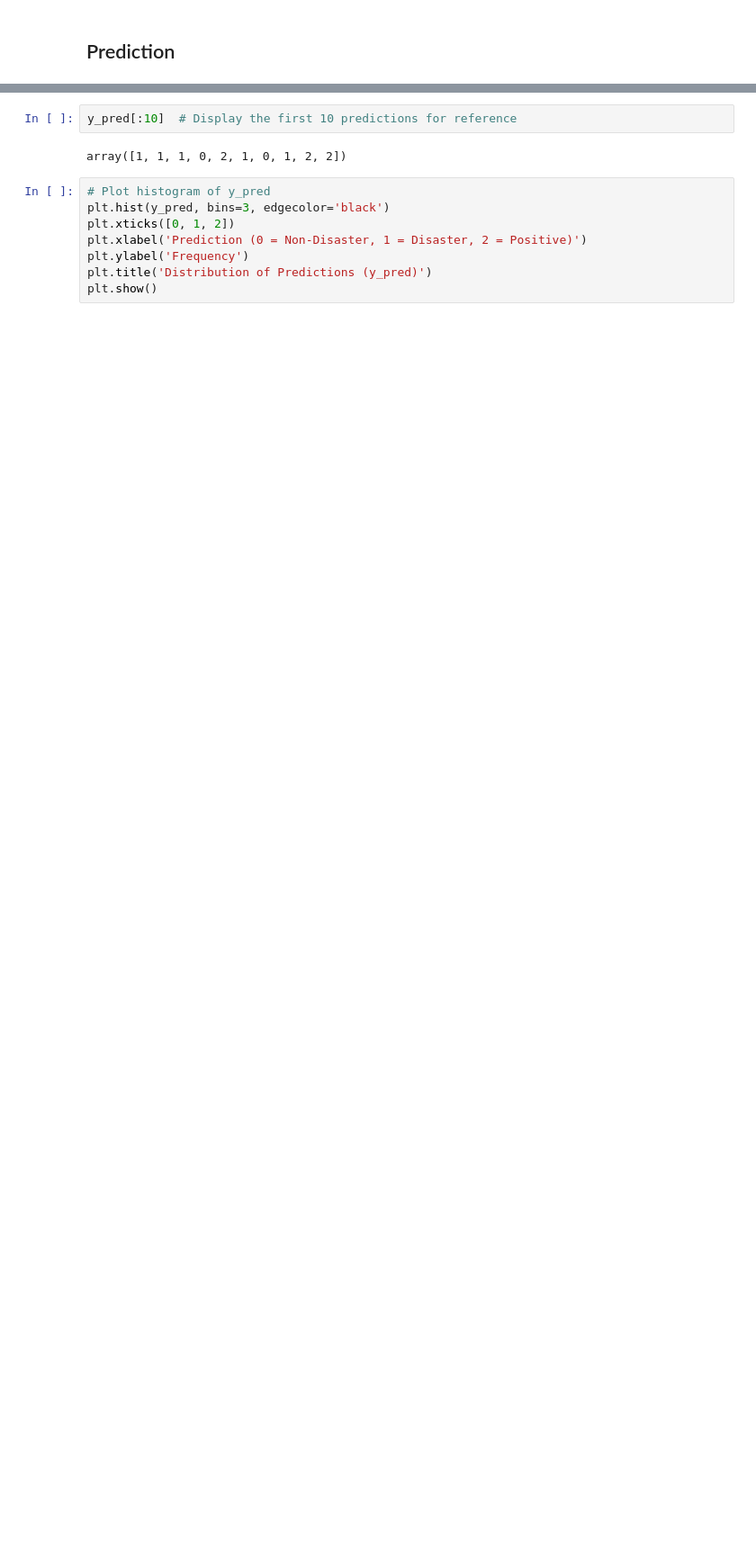
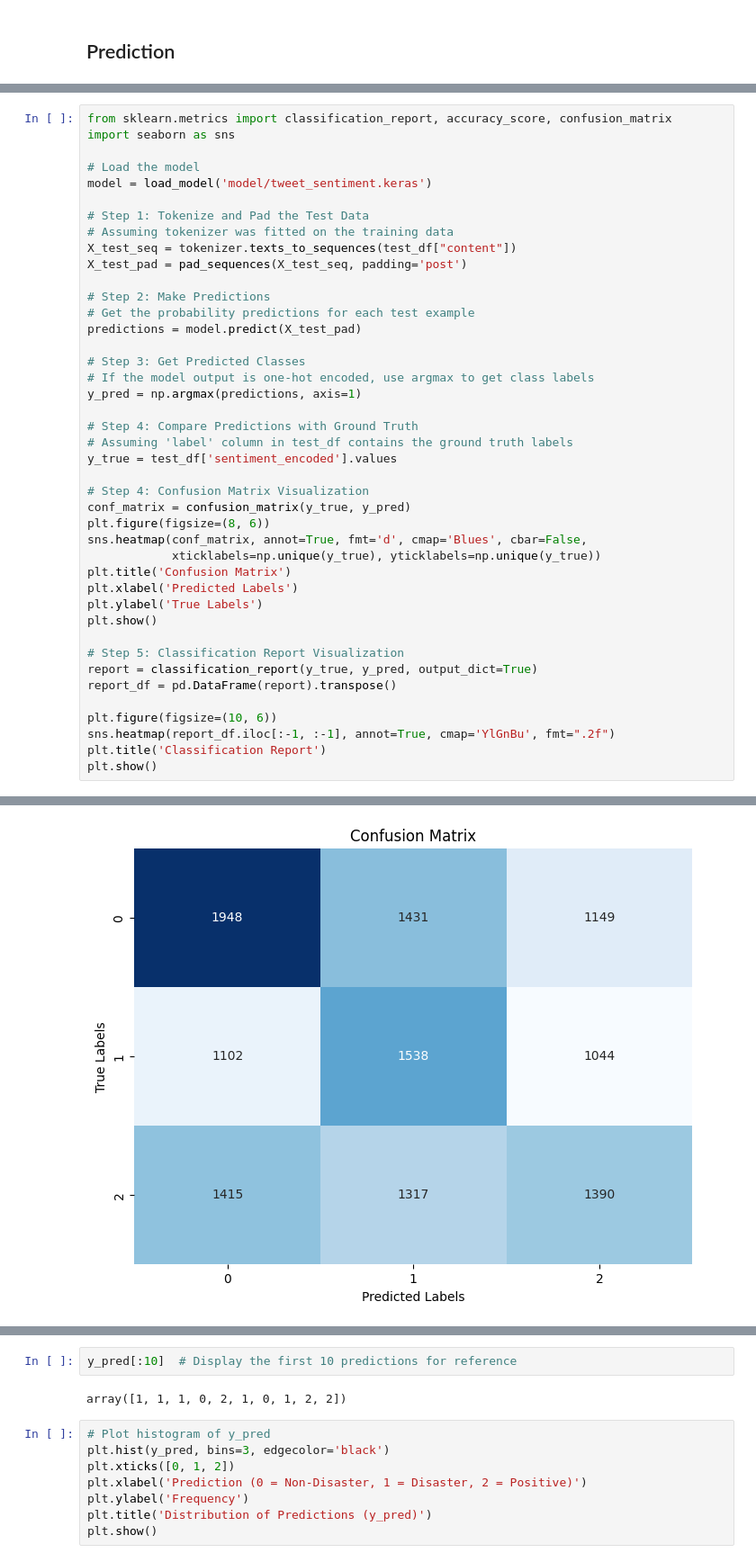
Before and after one commit to kaizenx/tweet-sentiment-classifier, a Jupyter notebook: sentiment.ipynb, the cells around one changed output, grey strips where cells are left out. Shown at 90% size. Drawn from its saved outputs; the diff is of its cells as text; blank space fills up the shorter version.

```diff
--- a/sentiment.ipynb
+++ b/sentiment.ipynb
@@ -657,0 +645,43 @@ y_pred = np.argmax(predictions, axis=1)
+# %%
+from sklearn.metrics import classification_report, accuracy_score, confusion_matrix
+import seaborn as sns
+
+# Load the model
+model = load_model('model/tweet_sentiment.keras')
+
+# Step 1: Tokenize and Pad the Test Data
+# Assuming tokenizer was fitted on the training data
+X_test_seq = tokenizer.texts_to_sequences(test_df["content"])
+X_test_pad = pad_sequences(X_test_seq, padding='post')
+
+# Step 2: Make Predictions
+# Get the probability predictions for each test example
+predictions = model.predict(X_test_pad)
+
+# Step 3: Get Predicted Classes
+# If the model output is one-hot encoded, use argmax to get class labels
+y_pred = np.argmax(predictions, axis=1)
+
+# Step 4: Compare Predictions with Ground Truth
+# Assuming 'label' column in test_df contains the ground truth labels
+y_true = test_df['sentiment_encoded'].values
+
+# Step 4: Confusion Matrix Visualization
+conf_matrix = confusion_matrix(y_true, y_pred)
+plt.figure(figsize=(8, 6))
+sns.heatmap(conf_matrix, annot=True, fmt='d', cmap='Blues', cbar=False,
+            xticklabels=np.unique(y_true), yticklabels=np.unique(y_true))
+plt.title('Confusion Matrix')
+plt.xlabel('Predicted Labels')
+plt.ylabel('True Labels')
+plt.show()
+
+# Step 5: Classification Report Visualization
+report = classification_report(y_true, y_pred, output_dict=True)
+report_df = pd.DataFrame(report).transpose()
+
+plt.figure(figsize=(10, 6))
+sns.heatmap(report_df.iloc[:-1, :-1], annot=True, cmap='YlGnBu', fmt=".2f")
+plt.title('Classification Report')
+plt.show()
+# %% [output]
@@ -657,0 +689 @@ y_pred = np.argmax(predictions, axis=1)
+[figure, added]
```
Also changed, not shown: parts of 8 cells of this notebook, 1 other file.
